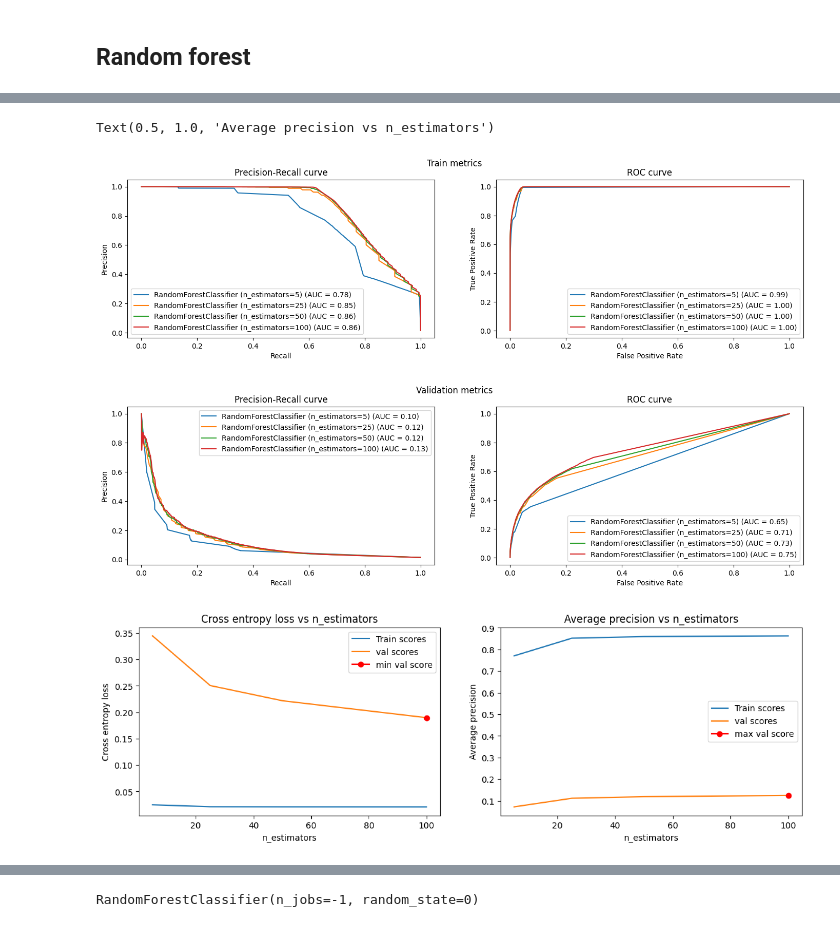
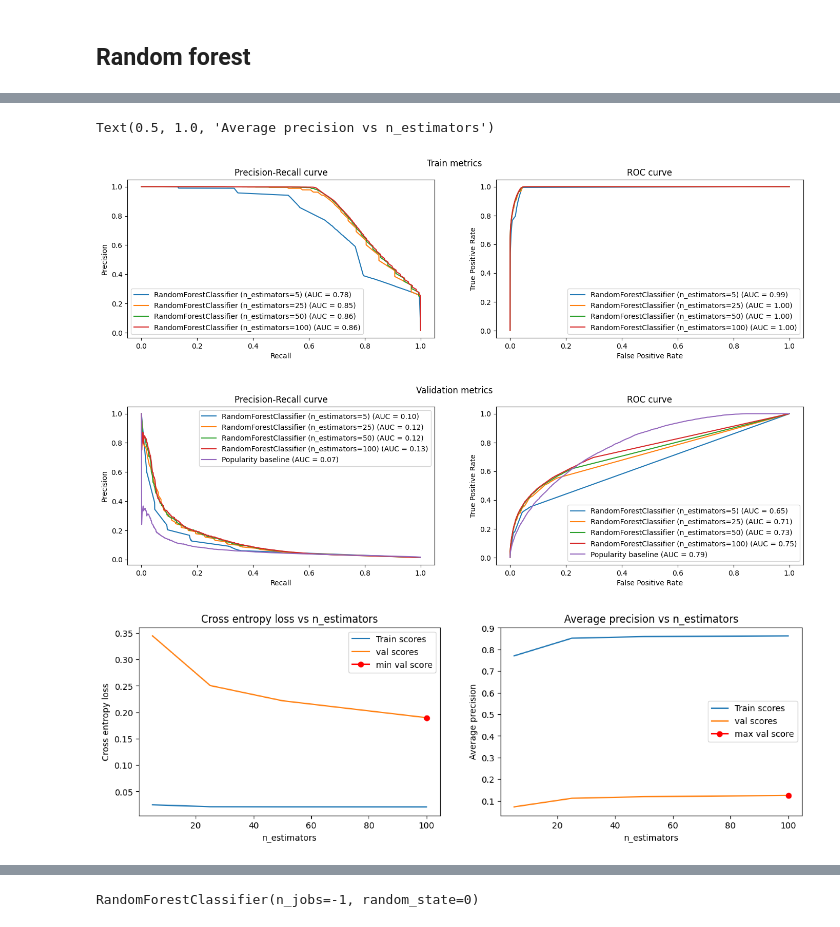
Before and after one commit to Alejandro-Andreo/zrive-ds, a Jupyter notebook: src/module_4/groceries_model_fitting.ipynb, the cells around one changed output, grey strips where cells are left out. Cells and saved outputs as stored; diff of their text form; code cells hidden in the pictures.

```diff
--- a/src/module_4/groceries_model_fitting.ipynb
+++ b/src/module_4/groceries_model_fitting.ipynb
@@ -47,15 +53,15 @@ Number of binary variables : 4
 Number of numerical variables : 15
 Number of info variables : 5
 # %%
-def push_relevant_dataframe(df: pd.DataFrame, min_products: int =5) -> pd.DataFrame:
+def push_relevant_dataframe(df: pd.DataFrame, min_products: int = 5) -> pd.DataFrame:
     """We filtered the dataframe to only include orders with at least 5 products purchased"""
     orders_size = df.groupby("order_id").outcome.sum()
     orders_of_min_size = orders_size[orders_size >= min_products].index
     return df.loc[lambda x: x.order_id.isin(orders_of_min_size)]
 
+
 df_selected = (
-    df
-    .pipe(push_relevant_dataframe)
+    df.pipe(push_relevant_dataframe)
     .assign(created_at=lambda x: pd.to_datetime(x.created_at))
     .assign(order_date=lambda x: pd.to_datetime(x.order_date).dt.date)
 )
@@ -95,11 +102,18 @@ Test since: 2021-02-22
 Test until: 2021-03-03
 # %%
 train_df = df_selected[df_selected.order_date <= train_val_cutoff]
-val_df = df_selected[(df_selected.order_date > train_val_cutoff) & (df_selected.order_date <= val_test_cutoff)]
+val_df = df_selected[
+    (df_selected.order_date > train_val_cutoff)
+    & (df_selected.order_date <= val_test_cutoff)
+]
 test_df = df_selected[df_selected.order_date > val_test_cutoff]
 # %%
-def feature_label_split(df: pd.DataFrame, target: str) -> Tuple[pd.DataFrame, pd.Series]:
+def feature_label_split(
+    df: pd.DataFrame, target: str
+) -> Tuple[pd.DataFrame, pd.Series]:
     return df.drop(columns=[target]), df[target]
+
+
 X_train, y_train = feature_label_split(train_df, target)
 X_val, y_val = feature_label_split(val_df, target)
 X_test, y_test = feature_label_split(test_df, target)
@@ -148,44 +192,76 @@ plot_metrics("Popularity baseline", y_pred=val_df["global_popularity"], y_test=v
 # %% [markdown]
 ## Random forest
 # %%
-n_estimators = [5,25,50,100]
+n_estimators = [5, 25, 50, 100]
 train_log_loss = []
 val_log_loss = []
 train_avg_precision = []
 val_avg_precision = []
-
 fig1, ax1 = plt.subplots(1, 2, figsize=(17, 4))
 fig1.suptitle("Train metrics")
 fig2, ax2 = plt.subplots(1, 2, figsize=(17, 4))
 fig2.suptitle("Validation metrics")
 
 for tree_size in n_estimators:
-    model = RandomForestClassifier(
-        n_estimators=tree_size,
-        random_state=0,
-        n_jobs=-1
-    )
+    model = RandomForestClassifier(n_estimators=tree_size, random_state=0, n_jobs=-1)
     model.fit(X_train[train_cols], y_train)
     train_proba = model.predict_proba(X_train[train_cols])[:, 1]
-    plot_metrics(f"RandomForestClassifier (n_estimators={tree_size})", train_proba, y_train, (fig1, ax1), train_log_loss, train_avg_precision)
+    plot_metrics(
+        f"RandomForestClassifier (n_estimators={tree_size})",
+        train_proba,
+        y_train,
+        (fig1, ax1),
+    )
     val_proba = model.predict_proba(X_val[train_cols])[:, 1]
-    plot_metrics(f"RandomForestClassifier (n_estimators={tree_size})", val_proba, y_val, (fig2, ax2), val_log_loss, val_avg_precision)
-    print(f"RF with {tree_size} trees: train log loss: {train_log_loss[-1]:.3f}, val log loss: {val_log_loss[-1]:.3f}, train AP: {train_avg_precision[-1]:.3f}, val AP: {val_avg_precision[-1]:.3f}")
+    plot_metrics(
+        f"RandomForestClassifier (n_estimators={tree_size})",
+        val_proba,
+        y_val,
+        (fig2, ax2),
+    )
+    train_ap_, val_ap_, train_log_loss_, val_log_loss_ = calculate_metrics(
+        f"RandomForestClassifier (n_estimators={tree_size})",
+        train_proba,
+        y_train,
+        val_proba,
+        y_val,
+    )
+    train_log_loss.append(train_log_loss_)
+    val_log_loss.append(val_log_loss_)
+    train_avg_precision.append(train_ap_)
+    val_avg_precision.append(val_ap_)
 
-fig, ax = plt.subplots(1,2,figsize=(14, 4))
-ax[0].plot(n_estimators, train_log_loss, label= "Train scores")
-ax[0].plot(n_estimators, val_log_loss, label= "val scores")
-ax[0].plot(n_estimators[np.argmin(val_log_loss)], min(val_log_loss),
-        marker="o", color="r", label="min val score")
+plot_metrics(
+    "Popularity baseline",
+    y_pred=val_df["global_popularity"],
+    y_test=val_df[target],
+    figure=(fig2, ax2),
+)
+
+fig, ax = plt.subplots(1, 2, figsize=(14, 4))
+ax[0].plot(n_estimators, train_log_loss, label="Train scores")
+ax[0].plot(n_estimators, val_log_loss, label="val scores")
+ax[0].plot(
+    n_estimators[np.argmin(val_log_loss)],
+    min(val_log_loss),
+    marker="o",
+    color="r",
+    label="min val score",
+)
 ax[0].set_ylabel("Cross entropy loss")
 ax[0].set_xlabel("n_estimators")
 ax[0].legend(loc="best")
 ax[0].set_title("Cross entropy loss vs n_estimators")
 
-ax[1].plot(n_estimators, train_avg_precision, label= "Train scores")
-ax[1].plot(n_estimators, val_avg_precision, label= "val scores")
-ax[1].plot(n_estimators[np.argmax(val_avg_precision)], max(val_avg_precision),
-        marker="o", color="r", label="max val score")
+ax[1].plot(n_estimators, train_avg_precision, label="Train scores")
+ax[1].plot(n_estimators, val_avg_precision, label="val scores")
+ax[1].plot(
+    n_estimators[np.argmax(val_avg_precision)],
+    max(val_avg_precision),
+    marker="o",
+    color="r",
+    label="max val score",
+)
 ax[1].set_ylabel("Average precision")
 ax[1].set_xlabel("n_estimators")
 ax[1].legend(loc="best")
@@ -198,5 +274,5 @@ RF with 100 trees: train log loss: 0.021, val log loss: 0.190, train AP: 0.863,
 Text(0.5, 1.0, 'Average precision vs n_estimators')
 [figure]
-[figure, old version]
+[figure, new version]
 [figure]
 # %% [markdown]
```
Also changed, not shown: parts of 25 cells of this notebook, 18 other files.
